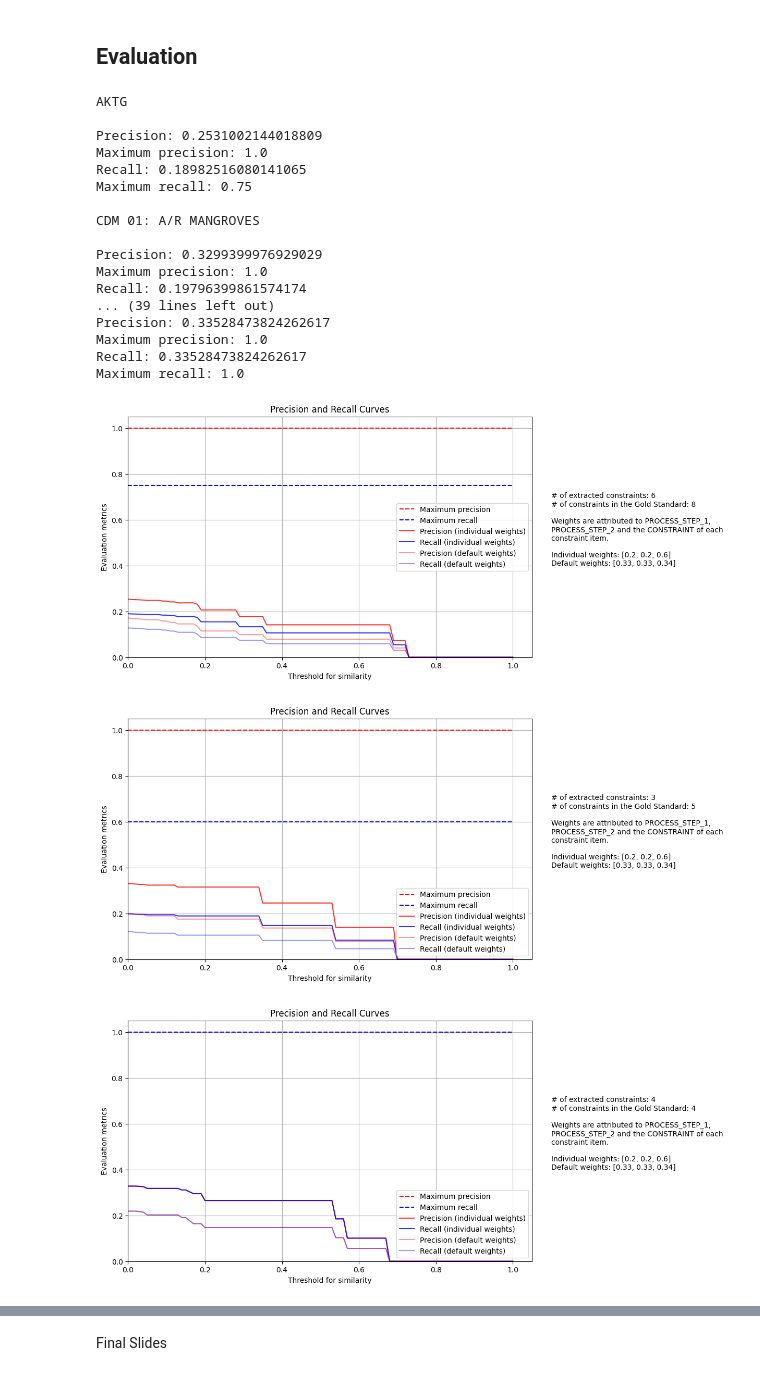
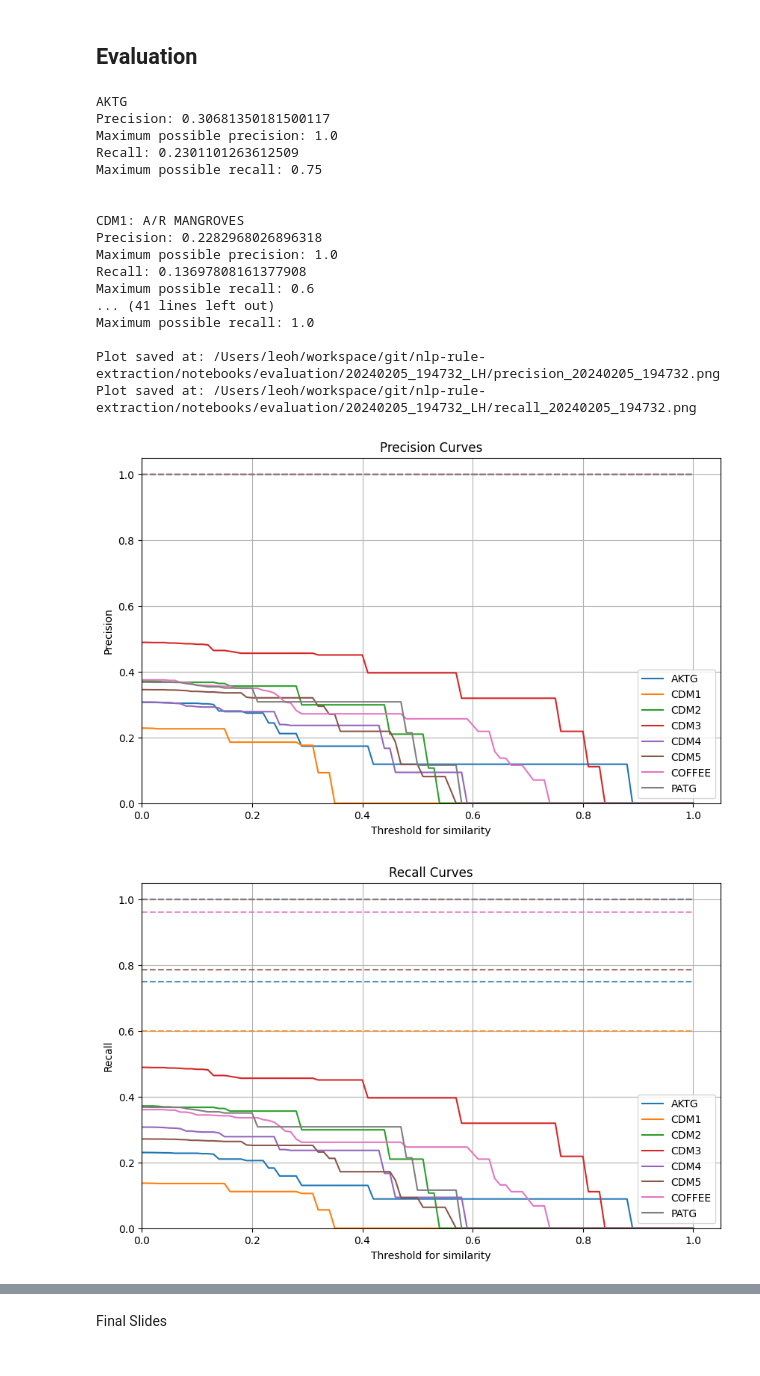
Before and after one commit to holzhauerL/nlp-rule-extraction, a Jupyter notebook: notebooks/pipeline.ipynb, the cells around one changed output, grey strips where cells are left out. Saved outputs shown, nothing was run; the diff lists cells and outputs as text; code cells hidden in the pictures.

Commit message:
Refactored evaluation

```diff
--- a/notebooks/pipeline.ipynb
+++ b/notebooks/pipeline.ipynb
@@ -35,16 +32,16 @@ from src.evaluation import Evaluator
 # %% [markdown]
 ### Files
 # %%
-# Define use cases with their folder names and their file identifiers (without prefix); if folder name and file identifier are the same, a string instead of a tuple can be used
+# Define use cases with their folder names and their file identifiers (without prefix, e.g. cdm_01 for both input_cdm_01.txt and output_cdm_01.txt); if folder name and file identifier are the same, a string instead of a tuple can be used
 cases = {
-    "AktG": "aktg",
-    "CDM 01: A/R Mangroves": ("cdm", "cdm_01"),
-    "CDM 02: A/R Non-wetlands": ("cdm", "cdm_02"),
-    "CDM 03: Cable Cars": ("cdm", "cdm_03"),
-    "CDM 04: Energy Efficiency": ("cdm", "cdm_04"),
-    "CDM 05: Electriciy Generation": ("cdm", "cdm_05"),
-    "Coffee": "coffee",
-    "PatG": "patg",
+    "AKTG": "aktg",
+    "CDM1: A/R Mangroves": ("cdm", "cdm_01"),
+    "CDM2: A/R Non-wetlands": ("cdm", "cdm_02"),
+    "CDM3: Cable Cars": ("cdm", "cdm_03"),
+    "CDM4: Energy Efficiency": ("cdm", "cdm_04"),
+    "CDM5: Electriciy Generation": ("cdm", "cdm_05"),
+    "COFFEE": "coffee",
+    "PATG": "patg",
 }
 
 # Generate file_paths for input and output
@@ -264,10 +277,10 @@ The model en_core_web_lg is already installed!
 ## Preprocessing
 # %%
 # Create preprocessing object
-pp = Preprocessor(nlp, file_paths_input, verbose=False)
+pp = Preprocessor(nlp, file_paths_input, verbose)
 
 # Add and remove custom stop words globally to the spacy.util.get_lang_class('en')
-_ = pp.chng_stpwrds(add=add_stpwrds,remove=non_stpwrds, remove_numbers=True)
+_ = pp.chng_stpwrds(add=add_stop_words,remove=non_stop_words, remove_numbers=True)
 
 # Process all files
 data = pp.optimized_preprocessing(replace, remove, linebreak, enum_patterns, enum_patterns_spacy)
@@ -281,5 +310,5 @@ _ = pp.chng_stpwrds(restore_default=True)
 # %%
-constraints = get_constraints_from_data(nlp, data, equality_params, inequality_params, meta_params, verbose=True)
+constraints = get_constraints_from_data(nlp, data, equality_params, inequality_params, meta_params, verbose)
 # %% [output]
 ++++++++++++++++++++++++++++++++++++++++++++++++++++++++++++++++++++++++++++++++
 ++++++++++++++++++++++++++++++++++++++++++++++++++++++++++++++++++++++++++++++++
@@ -301,26 +330,25 @@ AKTG
 # %% [markdown]
 ## Evaluation
 # %%
-evaluator = Evaluator(model, constraints, [], file_paths_output, True)
-evaluator.evaluate_all()
+evaluator = Evaluator(model, constraints, eval_params, file_paths_output, verbose)
+results = evaluator.evaluate_all()
 # %% [output]
 AKTG
+Precision: 0.30681350181500117
+Maximum possible precision: 1.0
+Recall: 0.2301101263612509
+Maximum possible recall: 0.75
 
-Precision: 0.2531002144018809
-Maximum precision: 1.0
-Recall: 0.18982516080141065
-Maximum recall: 0.75
 
-CDM 01: A/R MANGROVES
+CDM1: A/R MANGROVES
+Precision: 0.2282968026896318
+Maximum possible precision: 1.0
+Recall: 0.13697808161377908
+Maximum possible recall: 0.6
+... (41 lines left out)
+Maximum possible recall: 1.0
 
-Precision: 0.3299399976929029
-Maximum precision: 1.0
-Recall: 0.19796399861574174
-... (39 lines left out)
-Precision: 0.33528473824262617
-Maximum precision: 1.0
-Recall: 0.33528473824262617
-Maximum recall: 1.0
+Plot saved at: /Users/leoh/workspace/git/nlp-rule-extraction/notebooks/evaluation/20240205_194732_LH/precision_20240205_194732.png
+Plot saved at: /Users/leoh/workspace/git/nlp-rule-extraction/notebooks/evaluation/20240205_194732_LH/recall_20240205_194732.png
-[figure, old version]
+[figure, new version]
-[figure, old version]
+[figure, new version]
-[figure, removed]
```
Also changed, not shown: parts of 6 cells of this notebook, 10 other files.
